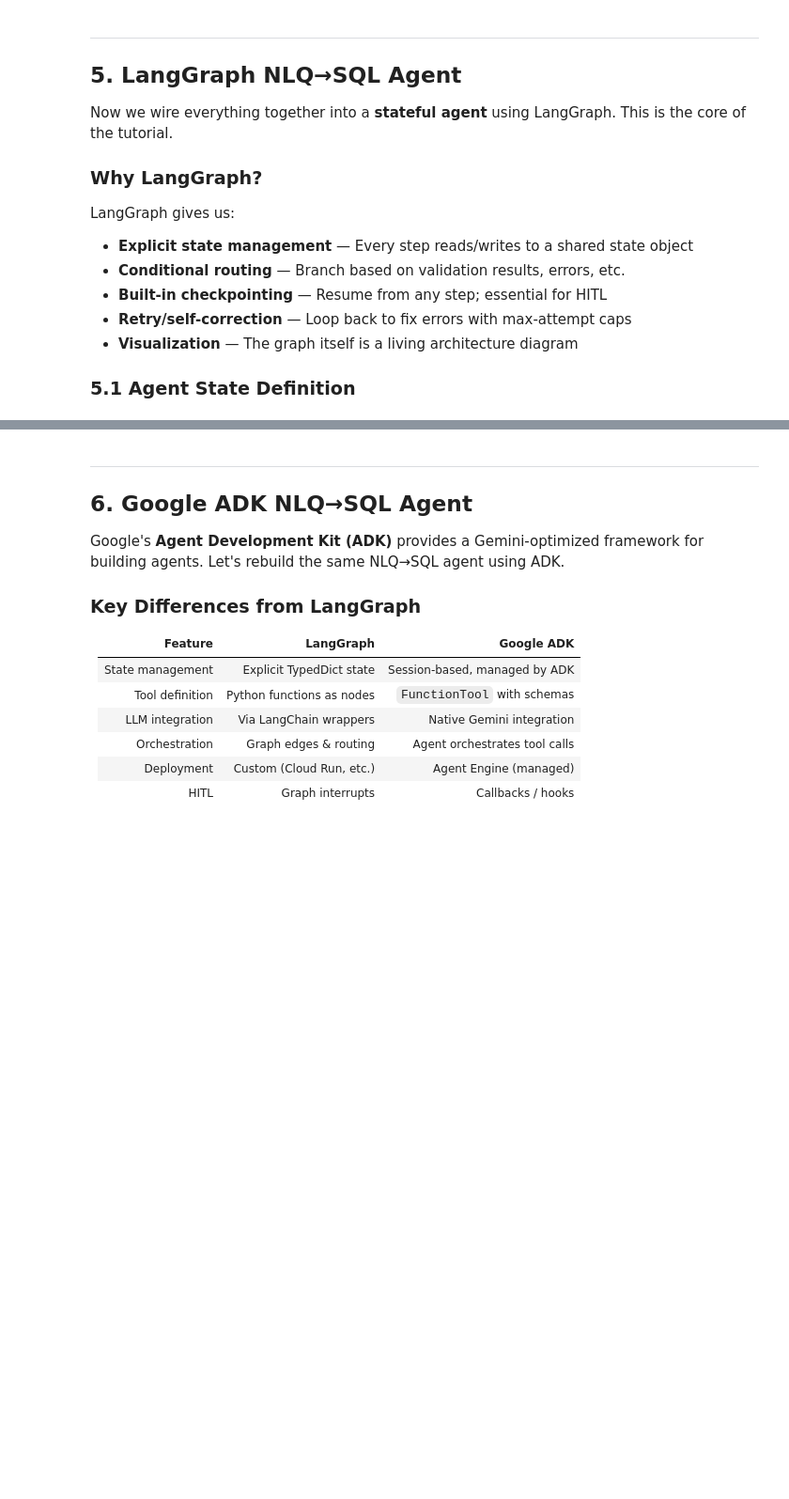
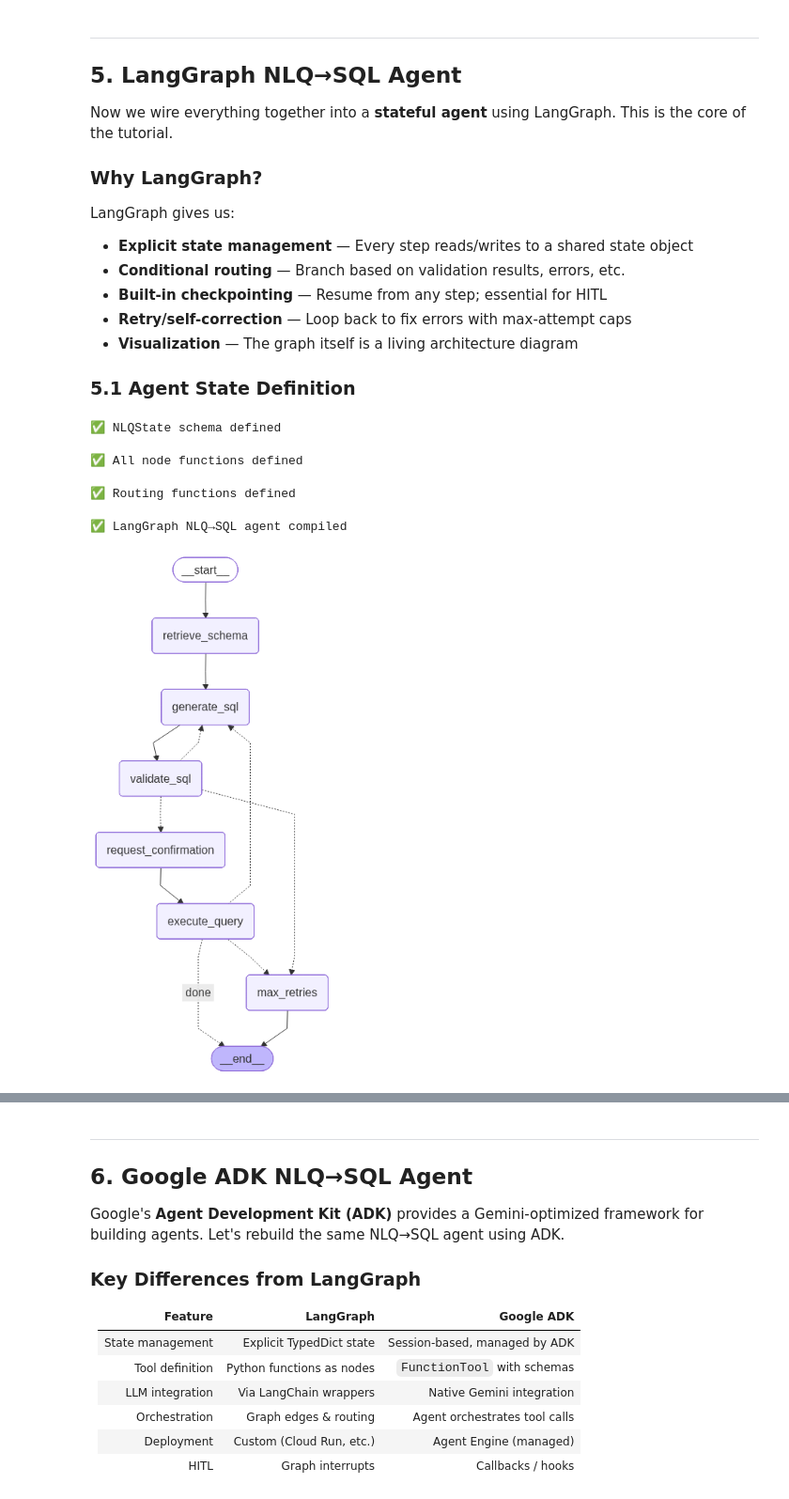
Before and after one commit to anshupandey/B7_GAAP_GCP, a Jupyter notebook: code11_NLQ_SQL_Workflow_Agent.ipynb, the cells around one changed output, grey strips where cells are left out. Shown at 94% size. Cells and saved outputs as stored; diff of their text form; code cells hidden in the pictures; blank space fills up the shorter version.

```diff
--- a/code11_NLQ_SQL_Workflow_Agent.ipynb
+++ b/code11_NLQ_SQL_Workflow_Agent.ipynb
@@ -125,7 +118,7 @@ KeyboardInterrupt
 import os
 
 # ── Replace these with your actual values ──
-PROJECT_ID   = "jrproject-402905"     # e.g., "bdc-trainings"
+PROJECT_ID   = "bdc-trainings"     # e.g., "bdc-trainings"
 LOCATION     = "us-central1"              # Vertex AI region
 BQ_DATASET   = "nlq_sql_lab"             # BigQuery dataset name
 BQ_LOCATION  = "US"                       # BigQuery dataset location
@@ -423,13 +416,23 @@ class SchemaRetriever:
         if cache_key in self._cache: return self._cache[cache_key]
 
         query = f"""
-        SELECT c.column_name, c.data_type, c.is_nullable, IFNULL(opt.option_value, '') AS column_description
-        FROM `{self.project_id}.{self.dataset_id}.INFORMATION_SCHEMA.COLUMNS` c
-        LEFT JOIN `{self.project_id}.{self.dataset_id}.INFORMATION_SCHEMA.COLUMN_OPTIONS` opt
-            ON c.table_name = opt.table_name AND c.column_name = opt.column_name
-            AND opt.option_name = 'description'
-        WHERE c.table_name = '{table_name}'
-        ORDER BY c.ordinal_position
+
+        SELECT
+        c.column_name,
+        c.data_type,
+        c.is_nullable,
+        COALESCE(t2.description, '') AS column_description
+        FROM
+        `{self.project_id}`.`{self.dataset_id}`.`INFORMATION_SCHEMA.COLUMNS` AS c
+        LEFT JOIN
+        `{self.project_id}`.`{self.dataset_id}`.`INFORMATION_SCHEMA.COLUMN_FIELD_PATHS` AS t2
+        ON
+        c.table_name = t2.table_name
+        AND c.column_name = t2.column_name
+        WHERE
+        c.table_name = '{table_name}'
+        ORDER BY
+        c.ordinal_position;
         """
         rows = list(self.client.query(query).result())
         desc_query = f"SELECT option_value FROM `{self.project_id}.{self.dataset_id}.INFORMATION_SCHEMA.TABLE_OPTIONS` WHERE table_name = '{table_name}' AND option_name = 'description'"
@@ -588,7 +596,7 @@ Successfully installed filetype-1.2.0 langchain-core-1.3.2 langchain-google-gena
 # ============================================================
 # 3.2 — SQL Generator Class
 # ============================================================
-from langchain_google_genai import ChatGoogleGenerativeAI
+from langchain.chat_models import init_chat_model
 from langchain_core.messages import SystemMessage, HumanMessage
 from datetime import date
 
@@ -600,13 +608,10 @@ class SQLGenerator:
     with Google's Gemini models via Vertex AI.
     """
 
-    def __init__(self, model_name: str = "gemini-2.5-flash", temperature: float = 0.0):
-        self.llm = ChatGoogleGenerativeAI(
-            model=model_name,
+    def __init__(self, model_name: str = "google_genai:gemini-2.5-flash", temperature: float = 0.0):
+        self.llm = init_chat_model(             model_name,
             temperature=temperature,      # Low temp for deterministic SQL
-            max_output_tokens=2048,
-            google_api_key=None,          # Uses application default credentials
-        )
+            )
         self.model_name = model_name
 
     def generate(
@@ -952,6 +989,8 @@ class NLQState(TypedDict):
     lineage_log: dict                      # Full audit trail
 
 print("✅ NLQState schema defined")
+# %% [output]
+✅ NLQState schema defined
 # %%
 # ============================================================
 # 5.2 — Agent Node Functions
@@ -1152,6 +1191,8 @@ def execute_query(state: NLQState) -> dict:
         }
 
 print("✅ All node functions defined")
+# %% [output]
+✅ All node functions defined
 # %%
 # ============================================================
 # 5.3 — Routing Functions (Conditional Edges)
@@ -1200,6 +1241,8 @@ def handle_max_retries(state: NLQState) -> dict:
     }
 
 print("✅ Routing functions defined")
+# %% [output]
+✅ Routing functions defined
 # %%
 # ============================================================
 # 5.4 — Build the LangGraph
@@ -1222,33 +1265,37 @@ workflow.add_edge("generate_sql",         "validate_sql")
 
 # Conditional: after validation
 workflow.add_conditional_edges(
     "validate_sql",
     route_after_validation,
     {
         "request_confirmation": "request_confirmation",
         "generate_sql":         "generate_sql",
         "max_retries":          "max_retries",
     }
 )
 
 workflow.add_edge("request_confirmation", "execute_query")
 
 # Conditional: after execution
 workflow.add_conditional_edges(
     "execute_query",
     route_after_execution,
     {
         "done":         END,
         "generate_sql": "generate_sql",
         "max_retries":  "max_retries",
     }
 )
 
 workflow.add_edge("max_retries", END)
 
 # ── Compile ──
 app = workflow.compile()
 print("✅ LangGraph NLQ→SQL agent compiled")
+app
+# %% [output]
+✅ LangGraph NLQ→SQL agent compiled
+[figure, added]
 # %%
 # ============================================================
 # 5.5 — Visualize the Graph (Optional)
```
Also changed, not shown: parts of 13 cells of this notebook.
